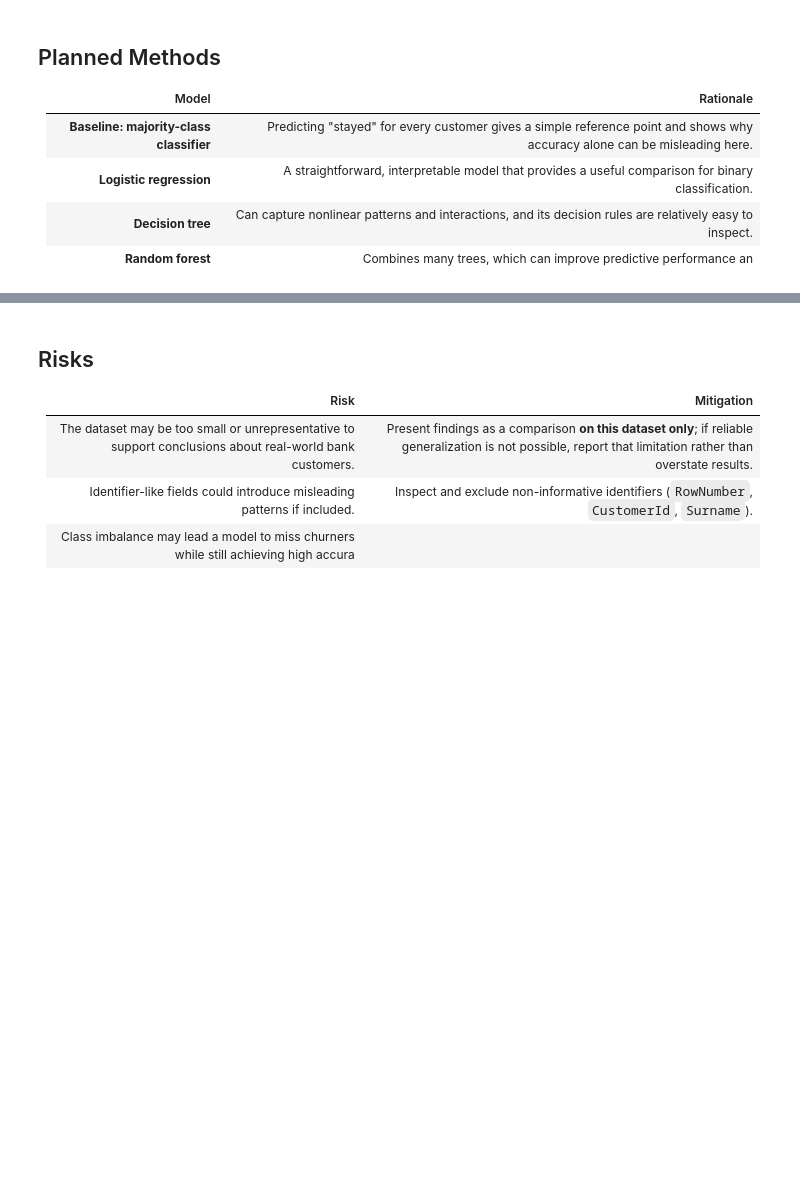
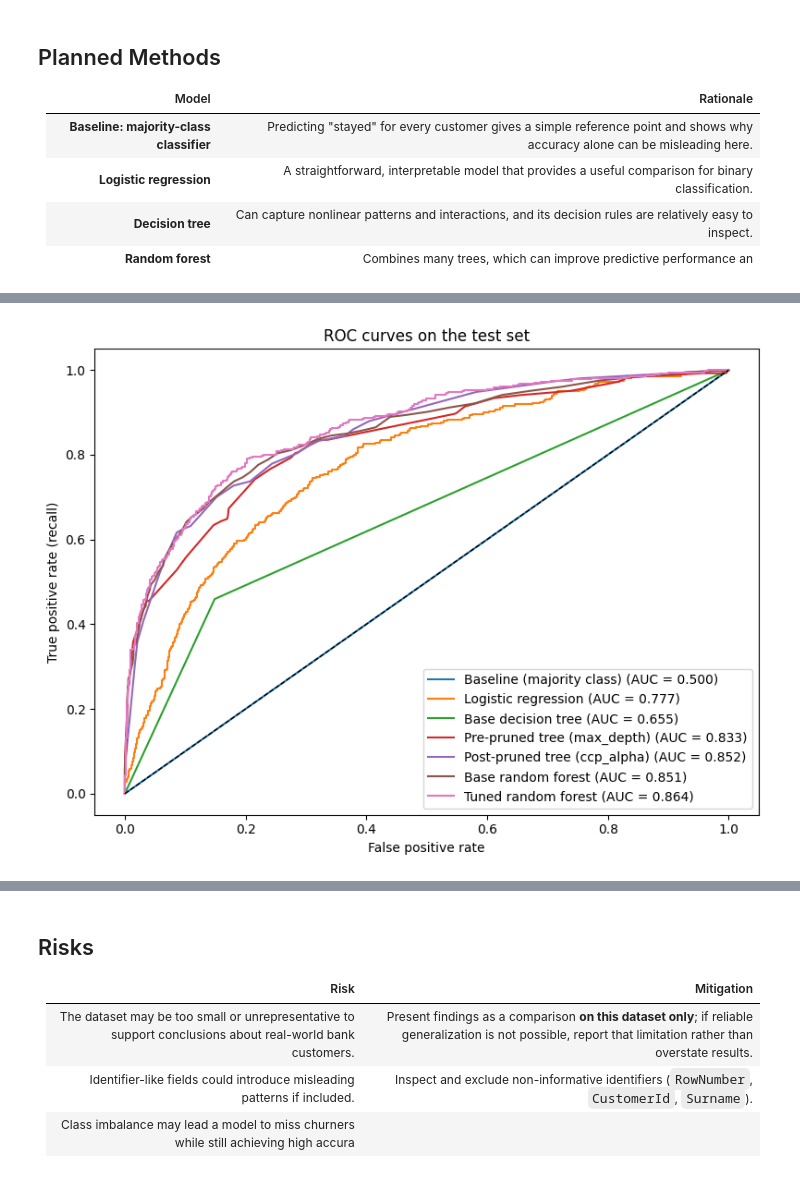
Before and after one commit to CohenK/456-Final-Project, a Jupyter notebook: churn.ipynb, the cells around one changed output, grey strips where cells are left out. Cells and saved outputs as stored; diff of their text form; code cells hidden in the pictures; blank space fills up the shorter version.

Commit message:
implemented decision tree with variations and random forest

```diff
--- a/churn.ipynb
+++ b/churn.ipynb
@@ -109,0 +142,17 @@ ROC AUC: 0.7822693654194197
+# %%
+# explore how max-depth parameter affects decision tree performance
+depth_search = GridSearchCV(
+    DecisionTreeClassifier(class_weight="balanced", random_state=42),
+    {"max_depth": list(range(1, 21))},
+    scoring="f1", cv=5,
+)
+depth_search.fit(X_train_s, y_train)
+print("Best max_depth:", depth_search.best_params_["max_depth"])
+
+dt_depth = depth_search.best_estimator_
+print("Train Accuracy:", accuracy_score(y_train, dt_depth.predict(X_train_s)))
+pred = dt_depth.predict(X_test_s)
+print("Test Accuracy:", accuracy_score(y_test, pred))
+print(confusion_matrix(y_test, pred))
+print(classification_report(y_test, pred))
+print("ROC AUC:", roc_auc_score(y_test, dt_depth.predict_proba(X_test_s)[:, 1]))
@@ -109,0 +265,27 @@ ROC AUC: 0.7822693654194197
+# %%
+# ROC curves for every model on the test set
+models = {
+    "Baseline (majority class)": (baseline, X_test),
+    "Logistic regression": (log_reg, X_test_s),
+    "Base decision tree": (dt, X_test_s),
+    "Pre-pruned tree (max_depth)": (dt_depth, X_test_s),
+    "Post-pruned tree (ccp_alpha)": (dt_post, X_test_s),
+    "Base random forest": (rf, X_test_s),
+    "Tuned random forest": (rf_best, X_test_s),
+}
+
+plt.figure(figsize=(8, 6))
+for name, (model, X_eval) in models.items():
+    probs = model.predict_proba(X_eval)[:, 1]   # churn probabilities
+    fpr, tpr, _ = roc_curve(y_test, probs)
+    plt.plot(fpr, tpr, label=f"{name} (AUC = {auc(fpr, tpr):.3f})")
+
+plt.plot([0, 1], [0, 1], "k--", linewidth=1)   # random-guess reference line
+plt.xlabel("False positive rate")
+plt.ylabel("True positive rate (recall)")
+plt.title("ROC curves on the test set")
+plt.legend(loc="lower right")
+plt.tight_layout()
+plt.show()
+# %% [output]
+[figure, added]
```
Also changed, not shown: parts of 10 cells of this notebook.
